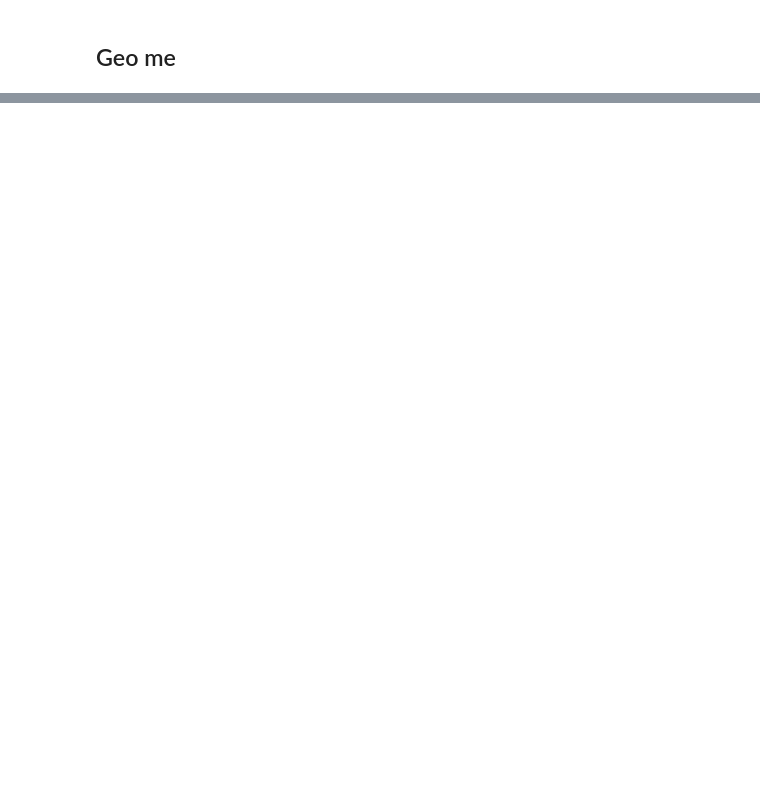
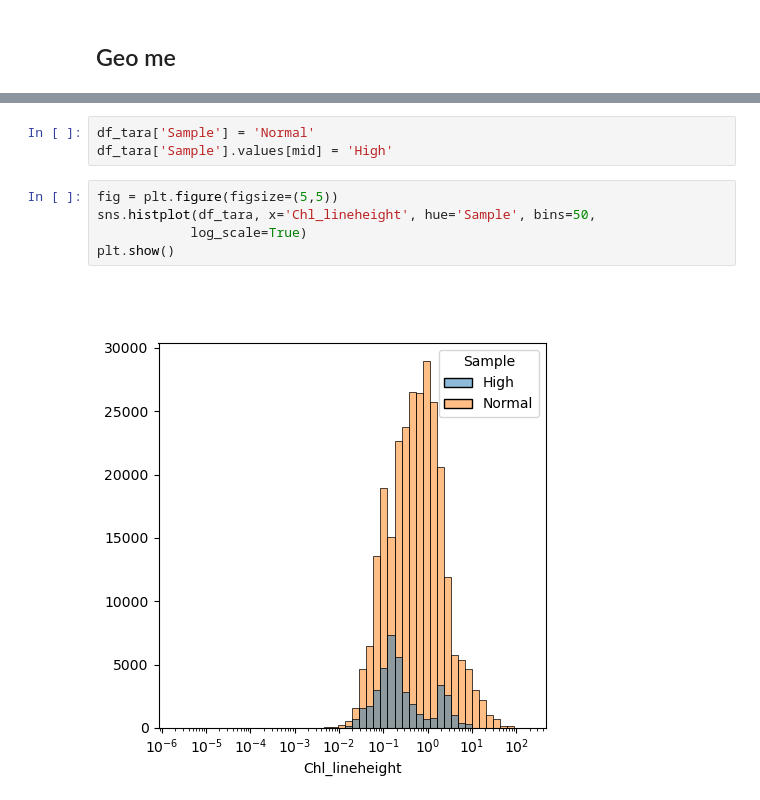
Before and after one commit to AI-for-Ocean-Science/cnmf, a Jupyter notebook: papers/I/Analysis/TaraGeo.ipynb, the cells around one changed output, grey strips where cells are left out. Drawn from its saved outputs; the diff is of its cells as text; blank space fills up the shorter version.

```diff
--- a/papers/I/Analysis/TaraGeo.ipynb
+++ b/papers/I/Analysis/TaraGeo.ipynb
@@ -94,0 +179,10 @@ NameError: name 'tara_2010' is not defined
+# %%
+df_tara['Sample'] = 'Normal'
+df_tara['Sample'].values[mid] = 'High'
+# %%
+fig = plt.figure(figsize=(5,5))
+sns.histplot(df_tara, x='Chl_lineheight', hue='Sample', bins=50,
+            log_scale=True)
+plt.show()
+# %% [output]
+[figure, added]
```
Also changed, not shown: parts of 19 cells of this notebook, 4 other files.
